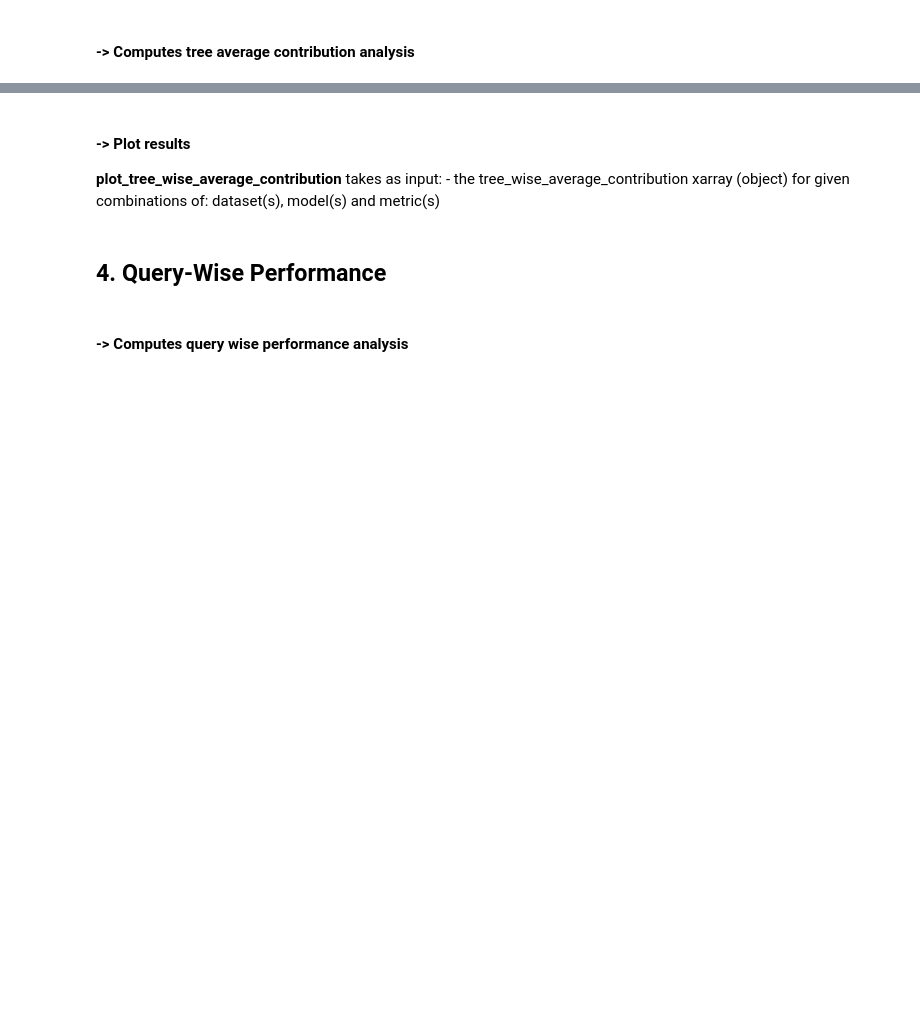
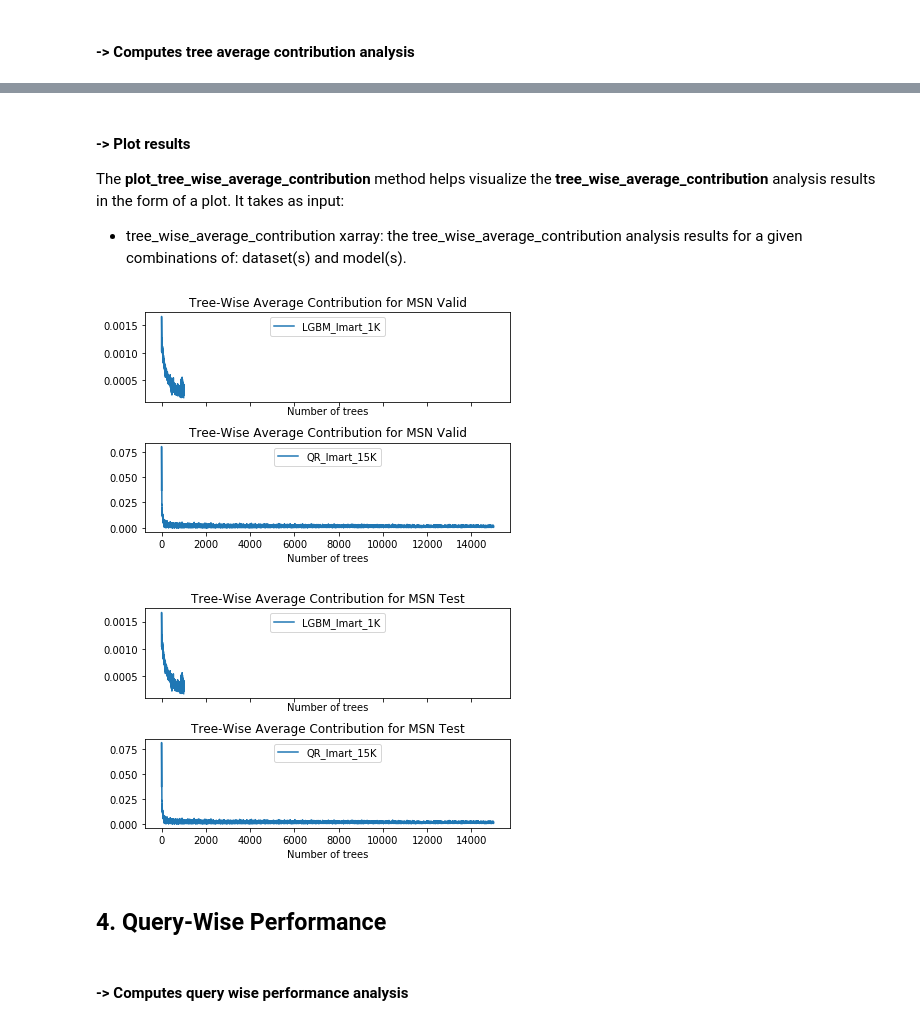
Before and after one commit to hpclab/rankeval, a Jupyter notebook: notebooks/RankEval - Effectiveness Analysis.ipynb, the cells around one changed output, grey strips where cells are left out. Saved outputs shown, nothing was run; the diff lists cells and outputs as text; code cells hidden in the pictures; blank space fills up the shorter version.

```diff
--- a/notebooks/RankEval - Effectiveness Analysis.ipynb
+++ b/notebooks/RankEval - Effectiveness Analysis.ipynb
@@ -226,13 +250,15 @@ print msn_tree_contrib
 # %% [markdown]
 #### -> Plot results
 
-**plot_tree_wise_average_contribution** takes as input:
-    - the tree_wise_average_contribution xarray (object) for given combinations of: dataset(s), model(s) and metric(s)
+The **plot_tree_wise_average_contribution** method helps visualize the **tree_wise_average_contribution** analysis results in the form of a plot. It takes as input:
+ - tree_wise_average_contribution xarray: the tree_wise_average_contribution analysis results for a given combinations of: dataset(s) and model(s).
 # %%
 from rankeval.visualization.effectiveness import plot_tree_wise_average_contribution
 
-plot_tree_wise_average_contribution(istella_tree_contrib)
-plot_tree_wise_average_contribution(msn_tree_contrib)
+plot_tree_wise_average_contribution(msn_tree_contribrib)
+# %% [output]
+[figure, added]
+[figure, added]
 # %% [markdown]
 ## 4. Query-Wise Performance
 # %% [markdown]
```
Also changed, not shown: parts of 11 cells of this notebook, 6 other files.
